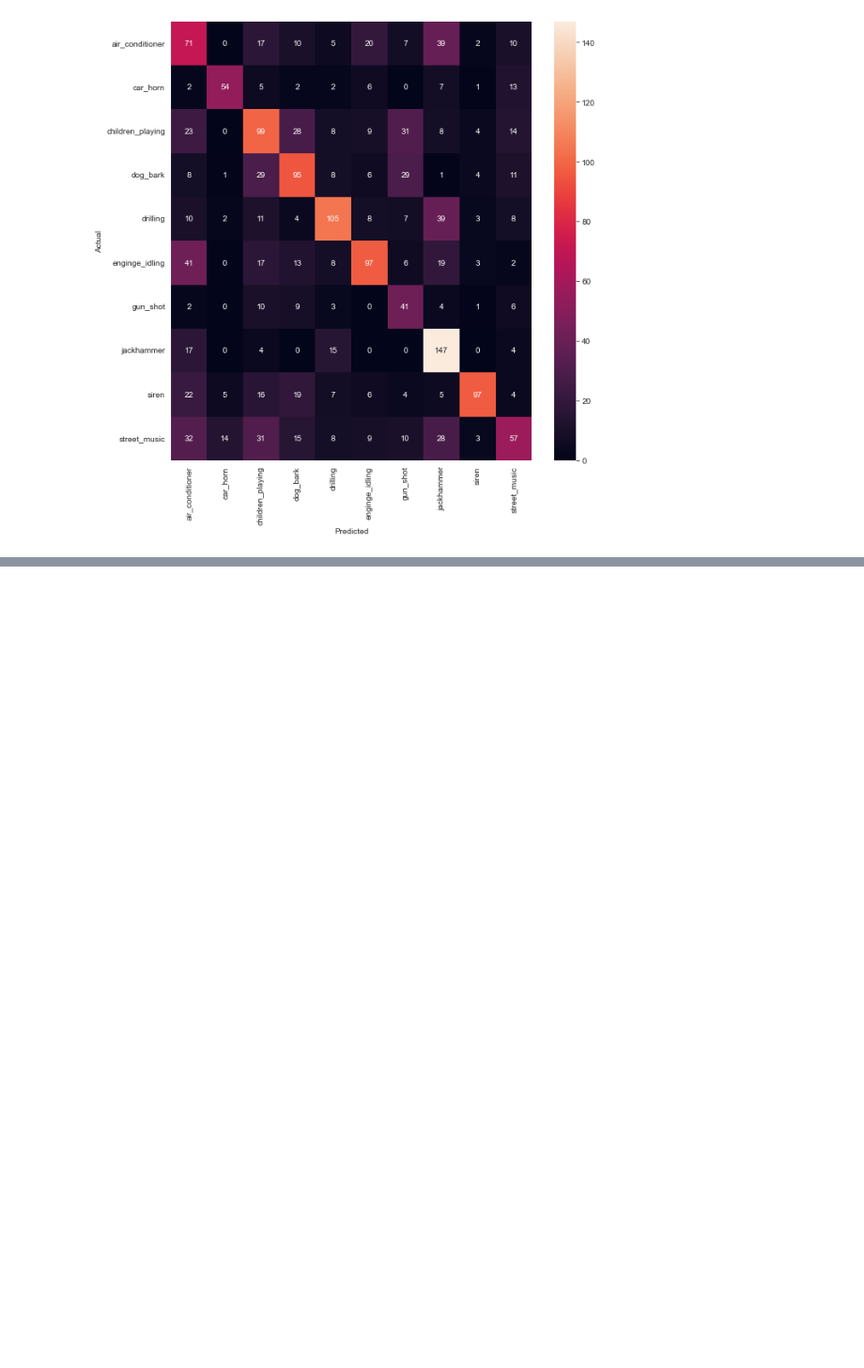
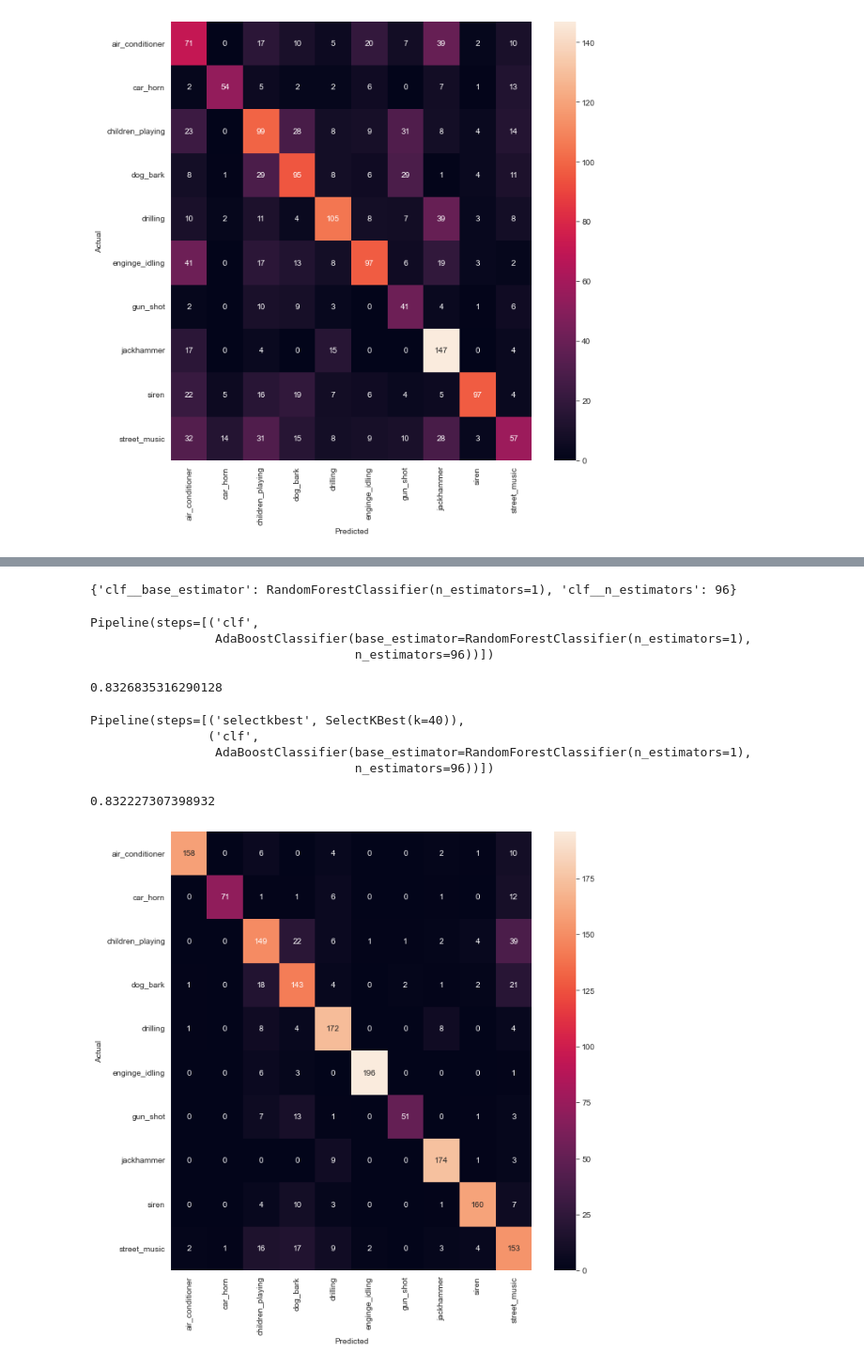
Before and after one commit to max423/Urban-Sound-Recognition, a Jupyter notebook: prova.ipynb, the cells around one changed output, grey strips where cells are left out. Shown at 94% size. Saved outputs shown, nothing was run; the diff lists cells and outputs as text; code cells hidden in the pictures; blank space fills up the shorter version.

```diff
--- a/prova.ipynb
+++ b/prova.ipynb
@@ -493,2 +522,28 @@ plot_cm(y_test, predicted)
 # %%
 ##################################################
+# %%
+# AdaBoostClassifier + RandomForestClassifier 1
+# AdaBoostClassifier().get_params().keys()
+from sklearn.ensemble import RandomForestClassifier
+
+pipe = Pipeline([('clf', AdaBoostClassifier2())])
+grid = {
+    'clf__base_estimator': [RandomForestClassifier(n_estimators=1)],
+    'clf__n_estimators': (np.arange(1, 100, 5))
+}
+grid_search = GridSearchCV(pipe, param_grid=grid, scoring=scoring, refit="f1_micro", n_jobs=-1, cv=skf)
+model = grid_search.fit(X=X, y=y)
+
+print(grid_search.best_params_)
+# %% [output]
+{'clf__base_estimator': RandomForestClassifier(n_estimators=1), 'clf__n_estimators': 96}
+# %%
+model.best_estimator_
+# %% [output]
+Pipeline(steps=[('clf',
+                 AdaBoostClassifier(base_estimator=RandomForestClassifier(n_estimators=1),
+                                    n_estimators=96))])
+# %%
+model.best_score_
+# %% [output]
+0.8326835316290128
@@ -494,0 +562,22 @@ plot_cm(y_test, predicted)
+# %%
+model_fsel.best_estimator_
+# %% [output]
+Pipeline(steps=[('selectkbest', SelectKBest(k=40)),
+                ('clf',
+                 AdaBoostClassifier(base_estimator=RandomForestClassifier(n_estimators=1),
+                                    n_estimators=96))])
+# %%
+model_fsel.best_score_
+# %% [output]
+0.832227307398932
+# %%
+#matrix
+select_k = SelectKBest(f_classif, k=40)
+selected_features = select_k.fit_transform(x_train, y_train)
+selected_features_test = select_k.transform(x_test)
+
+clf = AdaBoostClassifier(base_estimator=RandomForestClassifier(n_estimators=1), n_estimators=96).fit(selected_features, y_train)
+predicted = clf.predict(selected_features_test)
+plot_cm(y_test, predicted)
+# %% [output]
+[figure, added]
```
Also changed, not shown: parts of 21 cells of this notebook, 1 other file.
